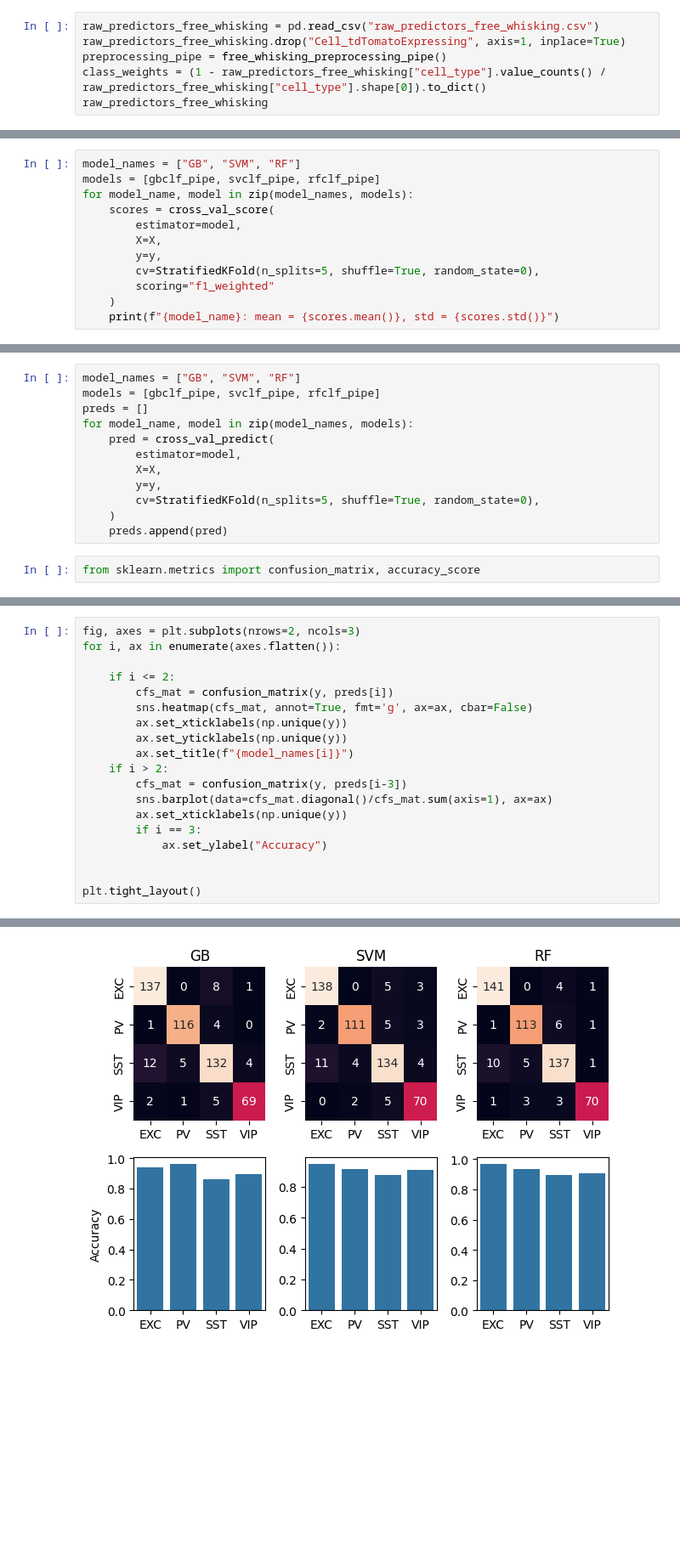
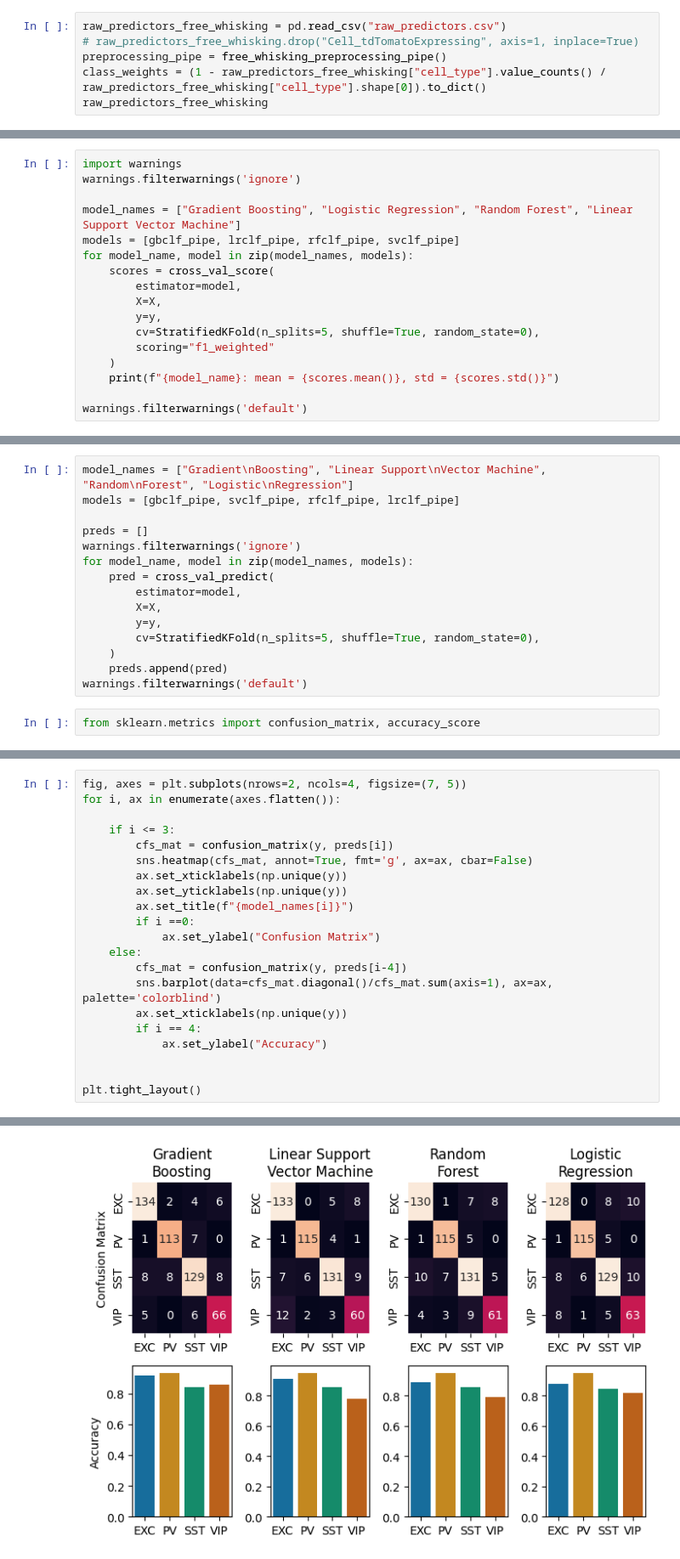
Before and after one commit to mariscoglio/bio482_cell_classifier, a Jupyter notebook: model_interpretability.ipynb, the cells around one changed output, grey strips where cells are left out. Shown at 85% size. Drawn from its saved outputs; the diff is of its cells as text; blank space fills up the shorter version.

Commit message:
Model interp with new data and params

```diff
--- a/model_interpretability.ipynb
+++ b/model_interpretability.ipynb
@@ -14,8 +15,8 @@ from sklearn.svm import LinearSVC
 
 from sklearn.inspection import permutation_importance
 # %%
-raw_predictors_free_whisking = pd.read_csv("raw_predictors_free_whisking.csv")
-raw_predictors_free_whisking.drop("Cell_tdTomatoExpressing", axis=1, inplace=True)
+raw_predictors_free_whisking = pd.read_csv("raw_predictors.csv")
+# raw_predictors_free_whisking.drop("Cell_tdTomatoExpressing", axis=1, inplace=True)
 preprocessing_pipe = free_whisking_preprocessing_pipe()
 class_weights = (1 - raw_predictors_free_whisking["cell_type"].value_counts() / raw_predictors_free_whisking["cell_type"].shape[0]).to_dict()
 raw_predictors_free_whisking
@@ -76,6 +87,9 @@ rfclf_pipe.steps.append(
 # %%
-model_names = ["GB", "SVM", "RF"]
-models = [gbclf_pipe, svclf_pipe, rfclf_pipe]
+import warnings
+warnings.filterwarnings('ignore')
+
+model_names = ["Gradient Boosting", "Logistic Regression", "Random Forest", "Linear Support Vector Machine"]
+models = [gbclf_pipe, lrclf_pipe, rfclf_pipe, svclf_pipe]
 for model_name, model in zip(model_names, models):
     scores = cross_val_score(
         estimator=model,
@@ -85,4 +99,6 @@ for model_name, model in zip(model_names, models):
         scoring="f1_weighted"
     )
     print(f"{model_name}: mean = {scores.mean()}, std = {scores.std()}")
+
+warnings.filterwarnings('default')
 # %% [output]
@@ -92,7 +109,9 @@ RF: mean = 0.9274853120001383, std = 0.037850645396222224
 # %%
-model_names = ["GB", "SVM", "RF"]
-models = [gbclf_pipe, svclf_pipe, rfclf_pipe]
+model_names = ["Gradient\nBoosting", "Linear Support\nVector Machine", "Random\nForest", "Logistic\nRegression"]
+models = [gbclf_pipe, svclf_pipe, rfclf_pipe, lrclf_pipe]
+
 preds = []
+warnings.filterwarnings('ignore')
 for model_name, model in zip(model_names, models):
     pred = cross_val_predict(
         estimator=model,
@@ -101,5 +120,6 @@ for model_name, model in zip(model_names, models):
         cv=StratifiedKFold(n_splits=5, shuffle=True, random_state=0),
     )
     preds.append(pred)
+warnings.filterwarnings('default')
 # %%
 from sklearn.metrics import confusion_matrix, accuracy_score
@@ -106,18 +130,20 @@ from sklearn.metrics import confusion_matrix, accuracy_score
 # %%
-fig, axes = plt.subplots(nrows=2, ncols=3)
+fig, axes = plt.subplots(nrows=2, ncols=4, figsize=(7, 5))
 for i, ax in enumerate(axes.flatten()):
 
-    if i <= 2:
+    if i <= 3:
         cfs_mat = confusion_matrix(y, preds[i])
         sns.heatmap(cfs_mat, annot=True, fmt='g', ax=ax, cbar=False)
         ax.set_xticklabels(np.unique(y))
         ax.set_yticklabels(np.unique(y))
         ax.set_title(f"{model_names[i]}")
-    if i > 2:
-        cfs_mat = confusion_matrix(y, preds[i-3])
-        sns.barplot(data=cfs_mat.diagonal()/cfs_mat.sum(axis=1), ax=ax)
+        if i ==0:
+            ax.set_ylabel("Confusion Matrix")
+    else:
+        cfs_mat = confusion_matrix(y, preds[i-4])
+        sns.barplot(data=cfs_mat.diagonal()/cfs_mat.sum(axis=1), ax=ax, palette='colorblind')
         ax.set_xticklabels(np.unique(y))
-        if i == 3:
+        if i == 4:
             ax.set_ylabel("Accuracy")
 
 
@@ -126 +167 @@ plt.tight_layout()
-[figure, old version]
+[figure, new version]
```
Also changed, not shown: parts of 26 cells of this notebook, 1 other file.
